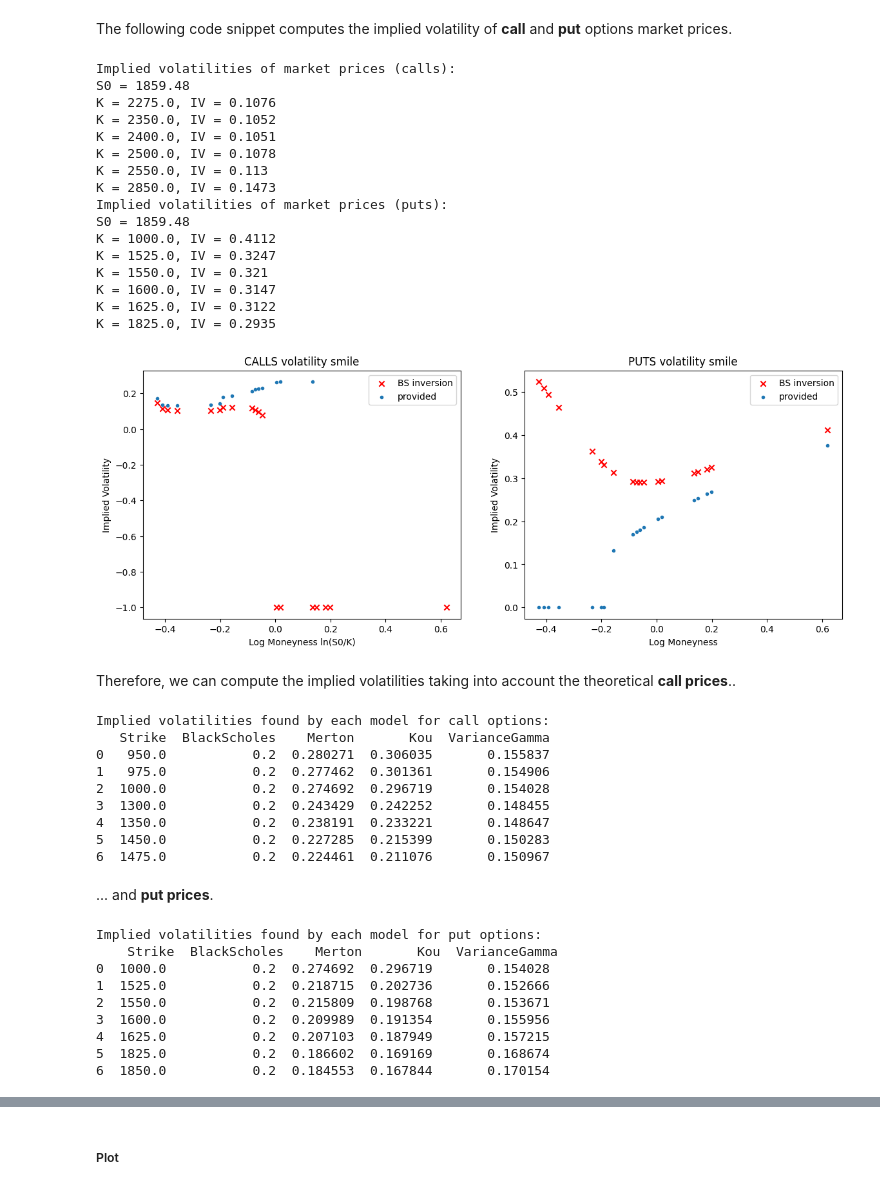
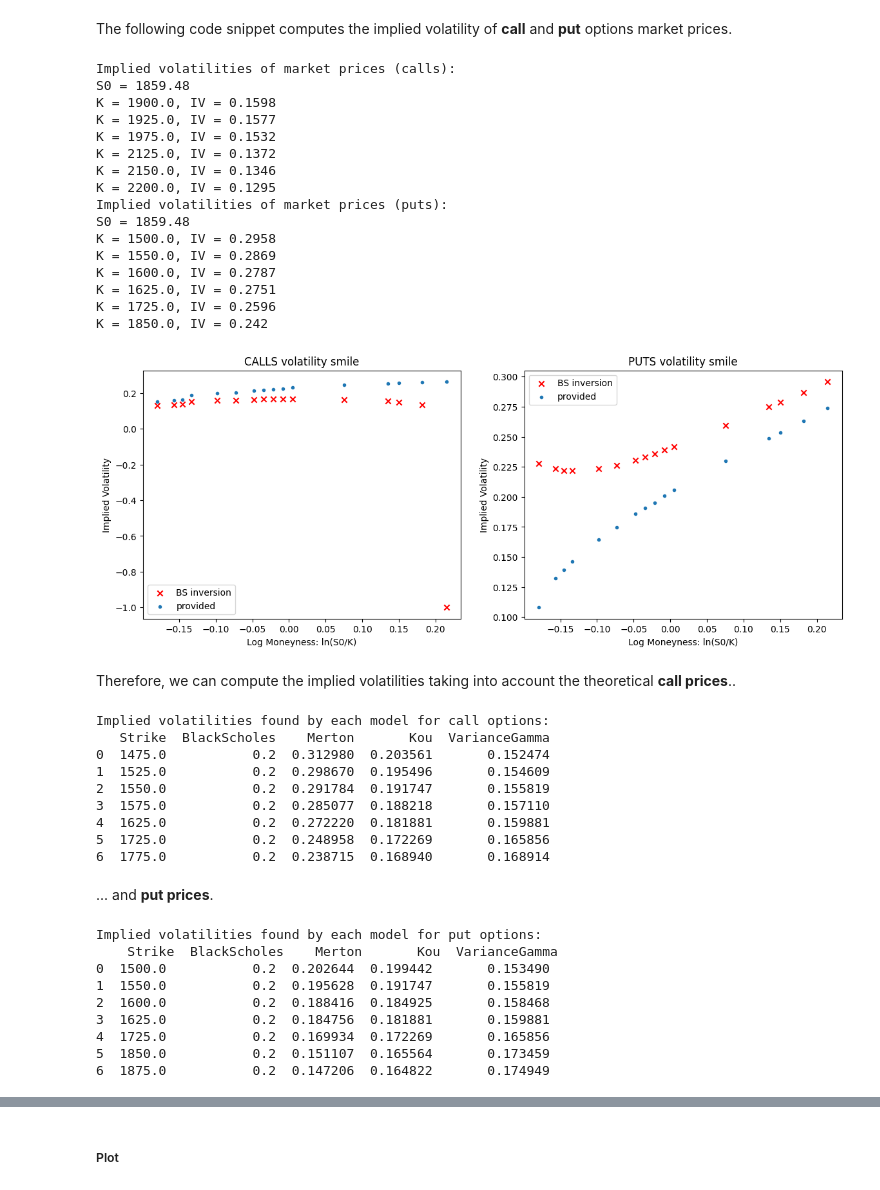
Before and after one commit to ornella-el/Margin-Loans-Pricing, a Jupyter notebook: Calibration.ipynb, the cells around one changed output, grey strips where cells are left out. Drawn from its saved outputs; the diff is of its cells as text; code cells hidden in the pictures.

```diff
--- a/Calibration.ipynb
+++ b/Calibration.ipynb
@@ -46,8 +47,8 @@ NUM OF PUT OPTS: 75
 # %% [markdown]
 The dataframes **df_calls** and **df_put** contain both 83 options sorted by strike price. For our purpose, using the $25\%$ of these DFs is enough and can lead to very good results. Thus, we sample the rows and then reformulate the dataframes adding **Midpoint** and **Spread** columns.
 # %%
-calls = df_call.sample(frac=0.25, replace=False).sort_index().reset_index(drop=True)
-puts = df_put.sample(frac=0.25, replace=False).sort_index().reset_index(drop=True)
+calls = df_call.sample(frac=0.5, replace=False).sort_index().reset_index(drop=True)
+puts = df_put.sample(frac=0.5, replace=False).sort_index().reset_index(drop=True)
 
 calls['C_Midpoint'] = abs(calls['C_BID'] + calls['C_ASK']) / 2
 puts['P_Midpoint'] = abs(puts['P_BID'] + puts['P_ASK']) / 2
@@ -55,7 +56,7 @@ calls['C_Spread'] = calls['C_BID'] - calls['C_ASK']
 puts['P_Spread'] = puts['P_BID'] - puts['P_ASK']
 
 q = 0           # dividend yield
-r = 0.05        # risk-free interest rate
+r = 0.02        # risk-free interest rate
 sigma = 0.2     #volatility (variance of diffusion process)
 S0 = calls.iloc[0]['UNDERLYING_LAST']
 T = 1           # time-to-maturity
@@ -70,5 +71,5 @@ The following code snippet initializes objects of class *BS_pricer*, *Merton_pri
 # %%
-BS = BS_pricer(S0=S0, r=r, q = q, sigma=sigma, ttm=T, exercise=exercise, K=None)
+BS = BS_Pricer(S0=S0, r=r, q = q, sigma=sigma, ttm=T, exercise=exercise, K=None)
 Merton = Merton_pricer(S0=S0, K=None, ttm=T, r=0.05, q = q, sigma=0.12, lambd=0.5, meanJ=-0.1, stdJ=0.2, exercise=exercise)
 Kou = Kou_pricer(S0=S0, K=None, ttm=T, r=r, sigma=0.12, lambd=0.5, p=0.6, eta1=10, eta2=5, exercise=exercise)
 VG = VG_pricer(S0, K=None, ttm=T, r=r, q=q, sigma=0.15, theta=-0.2, nu=0.2, exercise=exercise)
@@ -207,14 +202,14 @@ def implied_volatility(price, S, strike, t, rate, q, type_o, method='fsolve', di
             return x
 
     if method =='fsolve':
-        X0 = [0.1, 0.5, 1, 3]        #initial guess points for imp.vol.
+        X0 = [0.01, 0.2, 0.35, 7]        #initial guess points for imp.vol.
         for x_0 in X0:
             x, _, solved, _ = scpo.fsolve(obj_fun, x_0, full_output=True, xtol=1e-8)
             if solved == 1:
                 return x[0]
 
     if method == 'newton':
-        guess = 0.5
+        guess = 0.2
         result = scpo.newton(obj_fun, guess, vega, tol=1e-4)
         return result
 
@@ -226,15 +221,15 @@ The following code snippet computes the implied volatility of **call** and **put
 # %%
 IV_market_c = []
 for i in range(len(call_prices)):
-    IV_market_c.append(implied_volatility(call_prices[i], S=S0, strike=call_strikes[i], t = T, rate=r, q = q, type_o='call', method='fsolve'))
+    IV_market_c.append(implied_volatility(call_prices[i], S=S0, strike=call_strikes[i], t = T, rate=0.02, q = q, type_o='call', method='fsolve'))
 
 print(f'Implied volatilities of market prices (calls):\nS0 = {S0}')
 for a,b in zip(call_strikes.tail(6), IV_market_c[-6:]):
     print(f'K = {a}, IV = {round(b, 4)}')
 
 IV_market_p = []
-for i in range(len(call_prices)):
-    IV_market_p.append(implied_volatility(put_prices[i], S=S0, strike=put_strikes[i], t = T, rate=r, q = q, type_o='put', method='fsolve'))
+for i in range(len(put_prices)):
+    IV_market_p.append(implied_volatility(put_prices[i], S=S0, strike=put_strikes[i], t = T, rate=0.01, q = q, type_o='put', method='fsolve'))
 
 print(f'Implied volatilities of market prices (puts):\nS0 = {S0}')
 for a,b in zip(put_strikes.head(6), IV_market_p[:6]):
@@ -242,45 +237,45 @@ for a,b in zip(put_strikes.head(6), IV_market_p[:6]):
 # %% [output]
 Implied volatilities of market prices (calls):
 S0 = 1859.48
-K = 2275.0, IV = 0.1076
-K = 2350.0, IV = 0.1052
-K = 2400.0, IV = 0.1051
-K = 2500.0, IV = 0.1078
-K = 2550.0, IV = 0.113
-K = 2850.0, IV = 0.1473
+K = 1900.0, IV = 0.1598
+K = 1925.0, IV = 0.1577
+K = 1975.0, IV = 0.1532
+K = 2125.0, IV = 0.1372
+K = 2150.0, IV = 0.1346
+K = 2200.0, IV = 0.1295
 Implied volatilities of market prices (puts):
 S0 = 1859.48
-K = 1000.0, IV = 0.4112
-K = 1525.0, IV = 0.3247
-K = 1550.0, IV = 0.321
-K = 1600.0, IV = 0.3147
-K = 1625.0, IV = 0.3122
-K = 1825.0, IV = 0.2935
+K = 1500.0, IV = 0.2958
+K = 1550.0, IV = 0.2869
+K = 1600.0, IV = 0.2787
+K = 1625.0, IV = 0.2751
+K = 1725.0, IV = 0.2596
+K = 1850.0, IV = 0.242
 # %%
 # Plot market implied volatilities w.r.t. log moneyness
 x = np.log(S0/put_strikes)
 # IV_filtered = [iv for iv in IV_market_p if iv != -1]
 # x_filtered = [log_m for iv, log_m in zip(IV_market_p, x) if iv != -1]
 IV_filtered = [iv for iv in IV_market_c if iv != -1]
 x_filtered = [log_m for iv, log_m in zip(IV_market_c, x) if iv != -1]
 
 fig = plt.figure(figsize=(14,5))
 ax1 = fig.add_subplot(121); ax2 = fig.add_subplot(122)
 
 #CALLS
 ax1.scatter(x, IV_market_c, marker='x', label='BS inversion', color='red')
 ax1.scatter(x, calls['C_IV'], marker='.', label='provided')
 
 #PUTS
 ax2.scatter(x, IV_market_p, marker='x', label='BS inversion', color = 'red')
 ax2.scatter(x, puts['P_IV'], marker= '.', label='provided')
 
-ax1.set_xlabel('Log Moneyness ln(S0/K)'); ax1.set_ylabel('Implied Volatility'); ax1.set_title('CALLS volatility smile')
-ax2.set_xlabel('Log Moneyness'); ax2.set_ylabel('Implied Volatility')
+ax1.set_xlabel('Log Moneyness: ln(S0/K)'); ax1.set_ylabel('Implied Volatility'); ax1.set_title('CALLS volatility smile')
+ax2.set_xlabel('Log Moneyness: ln(S0/K)'); ax2.set_ylabel('Implied Volatility')
 ax2.set_title('PUTS volatility smile')
 ax1.legend(); ax2.legend(); plt.show()
 # %% [output]
-[figure, old version]
+[figure, new version]
 # %% [markdown]
 Therefore, we can compute the implied volatilities taking into account the theoretical **call prices**..
 # %%
@@ -303,13 +298,13 @@ print(f'Implied volatilities found by each model for call options:\n{imp_vol_cal
 # %% [output]
 Implied volatilities found by each model for call options:
    Strike  BlackScholes    Merton       Kou  VarianceGamma
-0   950.0           0.2  0.280271  0.306035       0.155837
-1   975.0           0.2  0.277462  0.301361       0.154906
-2  1000.0           0.2  0.274692  0.296719       0.154028
-3  1300.0           0.2  0.243429  0.242252       0.148455
-4  1350.0           0.2  0.238191  0.233221       0.148647
-5  1450.0           0.2  0.227285  0.215399       0.150283
-6  1475.0           0.2  0.224461  0.211076       0.150967
+0  1475.0           0.2  0.312980  0.203561       0.152474
+1  1525.0           0.2  0.298670  0.195496       0.154609
+2  1550.0           0.2  0.291784  0.191747       0.155819
+3  1575.0           0.2  0.285077  0.188218       0.157110
+4  1625.0           0.2  0.272220  0.181881       0.159881
+5  1725.0           0.2  0.248958  0.172269       0.165856
+6  1775.0           0.2  0.238715  0.168940       0.168914
 # %% [markdown]
 ... and **put prices**.
 # %%
@@ -332,13 +327,13 @@ print(f'Implied volatilities found by each model for put options:\n {imp_vol_put
 # %% [output]
 Implied volatilities found by each model for put options:
     Strike  BlackScholes    Merton       Kou  VarianceGamma
-0  1000.0           0.2  0.274692  0.296719       0.154028
-1  1525.0           0.2  0.218715  0.202736       0.152666
-2  1550.0           0.2  0.215809  0.198768       0.153671
-3  1600.0           0.2  0.209989  0.191354       0.155956
-4  1625.0           0.2  0.207103  0.187949       0.157215
-5  1825.0           0.2  0.186602  0.169169       0.168674
-6  1850.0           0.2  0.184553  0.167844       0.170154
+0  1500.0           0.2  0.202644  0.199442       0.153490
+1  1550.0           0.2  0.195628  0.191747       0.155819
+2  1600.0           0.2  0.188416  0.184925       0.158468
+3  1625.0           0.2  0.184756  0.181881       0.159881
+4  1725.0           0.2  0.169934  0.172269       0.165856
+5  1850.0           0.2  0.151107  0.165564       0.173459
+6  1875.0           0.2  0.147206  0.164822       0.174949
 # %%
 print('Total absolute error IV from CALLS vs IV from PUTS: ')
 print(f'> BS: ', np.linalg.norm(imp_vol_put['BlackScholes'] - imp_vol_call['BlackScholes'], 1))
```
Also changed, not shown: parts of 72 cells of this notebook.
